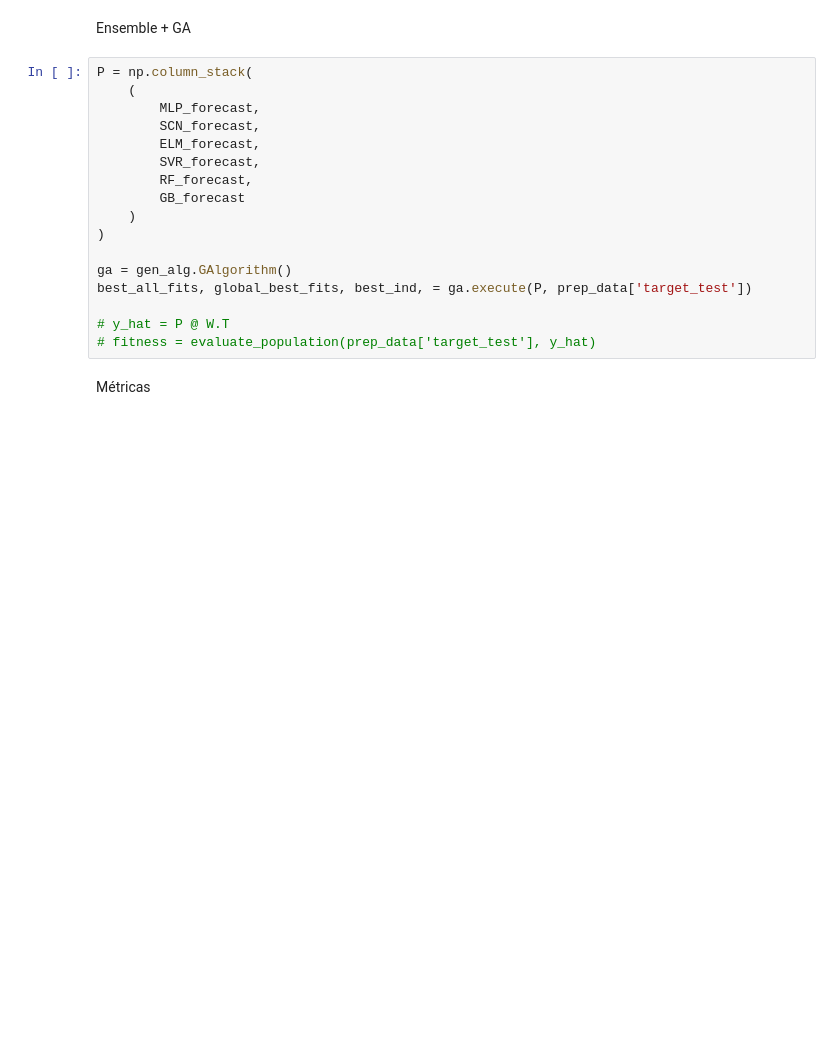
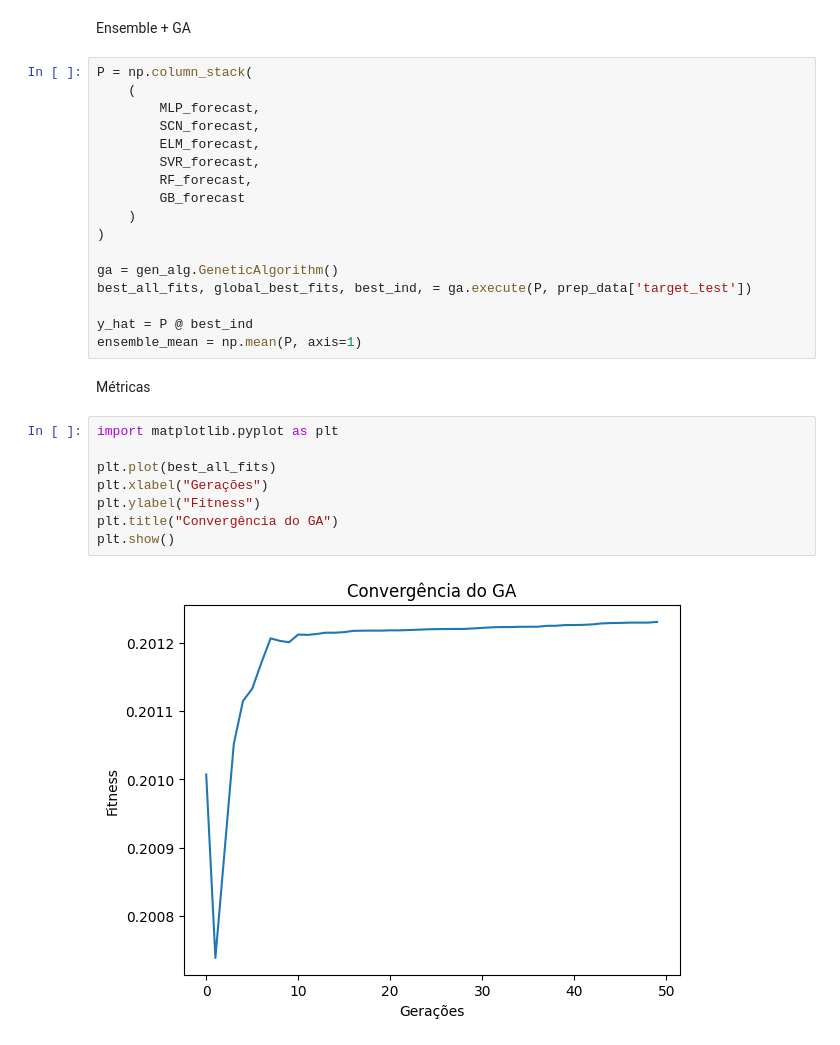
Before and after one commit to tmnds/ga_forecast, a Jupyter notebook: call_forecast.ipynb, the cells around one changed output. Cells and saved outputs as stored; diff of their text form; blank space fills up the shorter version.

```diff
--- a/call_forecast.ipynb
+++ b/call_forecast.ipynb
@@ -82,11 +82,21 @@ P = np.column_stack(
     )
 )
 
-ga = gen_alg.GAlgorithm()
+ga = gen_alg.GeneticAlgorithm()
 best_all_fits, global_best_fits, best_ind, = ga.execute(P, prep_data['target_test'])
 
-# y_hat = P @ W.T
-# fitness = evaluate_population(prep_data['target_test'], y_hat)
+y_hat = P @ best_ind
+ensemble_mean = np.mean(P, axis=1)
 # %% [markdown]
 Métricas
+# %%
+import matplotlib.pyplot as plt
+
+plt.plot(best_all_fits)
+plt.xlabel("Gerações")
+plt.ylabel("Fitness")
+plt.title("Convergência do GA")
+plt.show()
+# %% [output]
+[figure, added]
 # %%
```
Also changed, not shown: parts of 15 cells of this notebook, 1 other file.
